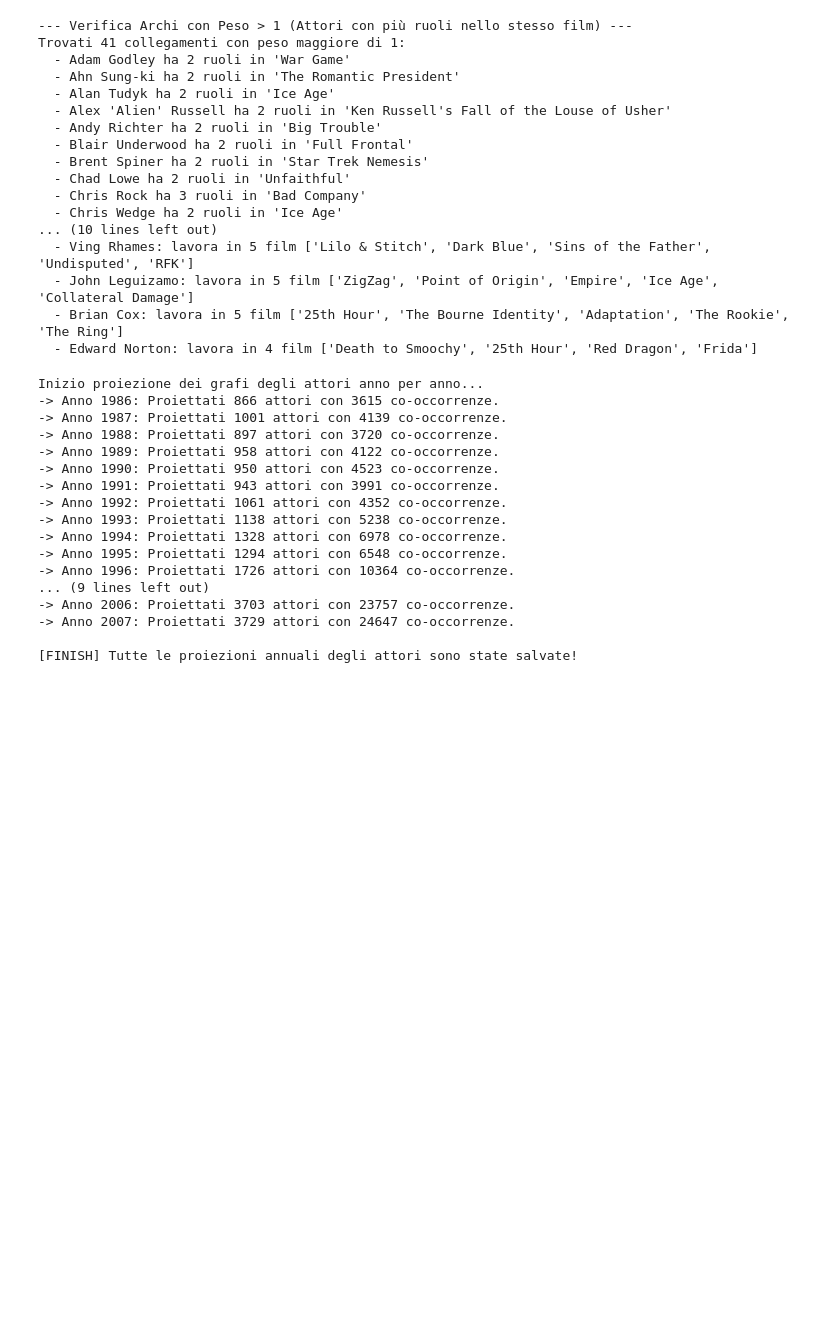
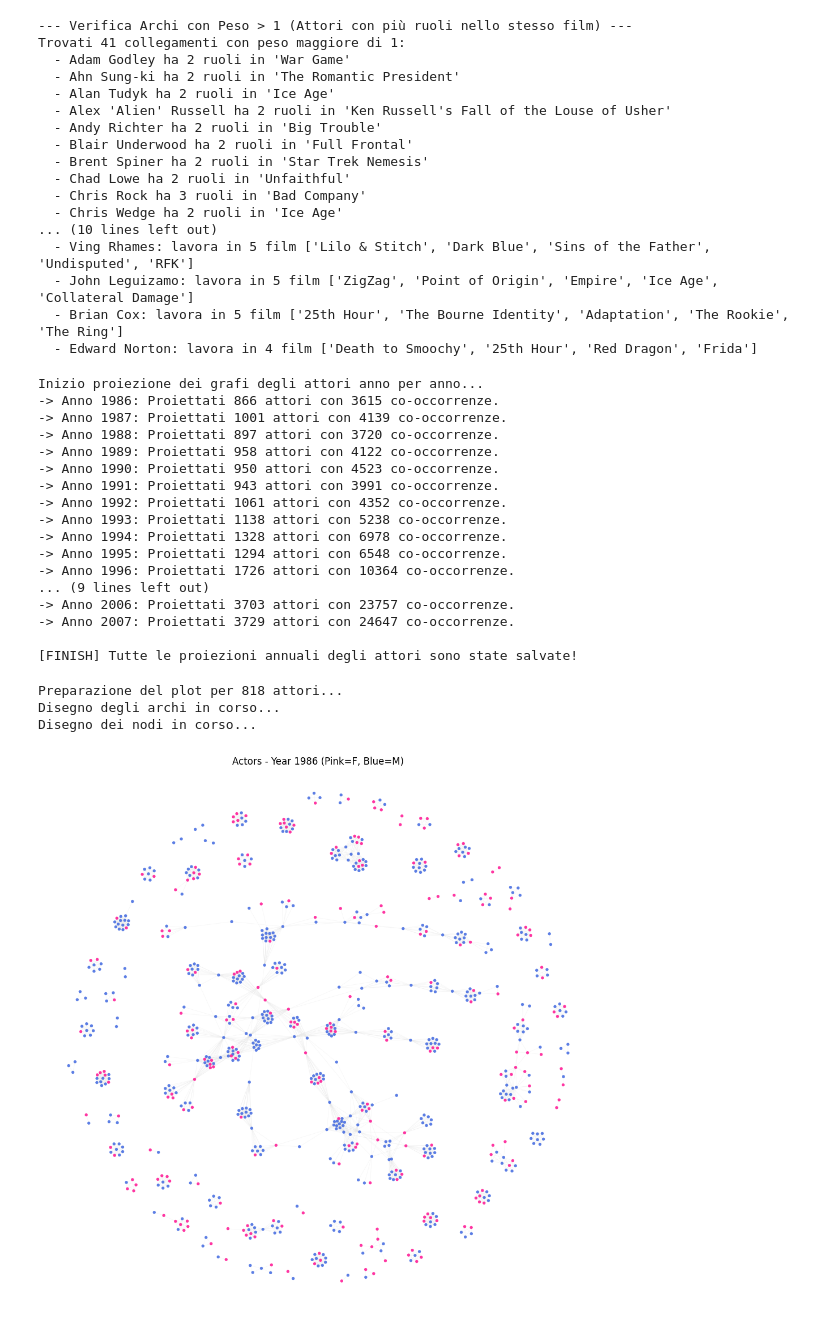
Before and after one commit to martinaperodi/movie-gender-bias-network, a Jupyter notebook: graph.ipynb, the cells around one changed output. Cells and saved outputs as stored; diff of their text form; code cells hidden in the pictures; blank space fills up the shorter version.

Commit message:
graph broad visualisation

```diff
--- a/graph.ipynb
+++ b/graph.ipynb
@@ -368,3 +368,67 @@ Inizio proiezione dei grafi degli attori anno per anno...
 -> Anno 2007: Proiettati 3729 attori con 24647 co-occorrenze.
 
 [FINISH] Tutte le proiezioni annuali degli attori sono state salvate!
+# %%
+import os
+import pickle
+import igraph as ig
+import matplotlib.pyplot as plt
+
+# 1. Definiamo il percorso del file del 1986
+test_year = 1986
+file_path = f"data/processed/actor_projections/actors_projected_{test_year}.pkl"
+
+if not os.path.exists(file_path):
+    print(f"Errore: Il file per l'anno {test_year} non esiste!")
+else:
+    # 2. Carichiamo il grafo
+    with open(file_path, 'rb') as f:
+        g_test = pickle.load(f)
+
+    # 3. FILTRAGGIO LEGGERO
+    # Escludiamo solo gli attori completamente isolati (degree = 0)
+    g_visual = g_test.subgraph(g_test.vs.select(_degree_gt=0))
+    print(f"Preparazione del plot per {g_visual.vcount()} attori...")
+
+    # 4. CALCOLO DEL LAYOUT (Coordinate X e Y)
+    # Calcoliamo le posizioni dei nodi direttamente con igraph
+    layout = g_visual.layout_fruchterman_reingold()
+
+    # Estraiamo le coordinate X e Y per ogni nodo
+    x_coords = [coords[0] for coords in layout]
+    y_coords = [coords[1] for coords in layout]
+
+    # 5. PREPARAZIONE DEI COLORI DELLE DONNE E DEGLI UOMINI
+    colors = ["deeppink" if g == "F" else "royalblue" for g in g_visual.vs["gender"]]
+
+    # 6. DISEGNO CON MATPLOTLIB NATIVO
+    fig, ax = plt.subplots(figsize=(10, 10), facecolor='white')
+
+    print("Disegno degli archi in corso...")
+    # Disegniamo le linee (archi) tra gli attori che hanno lavorato insieme
+    for edge in g_visual.es:
+        source_idx = edge.source
+        target_idx = edge.target
+
+        # Prendiamo le coordinate di inizio e fine dell'arco
+        x_line = [x_coords[source_idx], x_coords[target_idx]]
+        y_line = [y_coords[source_idx], y_coords[target_idx]]
+
+        ax.plot(x_line, y_line, color='gainsboro', linewidth=0.4, alpha=0.3, zorder=1)
+
+    print("Disegno dei nodi in corso...")
+    # Disegniamo i pallini sopra le linee (zorder=2 li mette in primo piano)
+    ax.scatter(x_coords, y_coords, c=colors, s=15, alpha=0.85, edgecolors='none', zorder=2)
+
+    # Pulizia estetica del grafico
+    ax.set_title(f"Actors - Year {test_year} (Pink=F, Blue=M)", fontsize=12)
+    ax.axis('off')
+    plt.tight_layout()
+
+    # Mostra l'immagine finale nel Notebook
+    plt.show()
+# %% [output]
+Preparazione del plot per 818 attori...
+Disegno degli archi in corso...
+Disegno dei nodi in corso...
+[figure, added]
```
